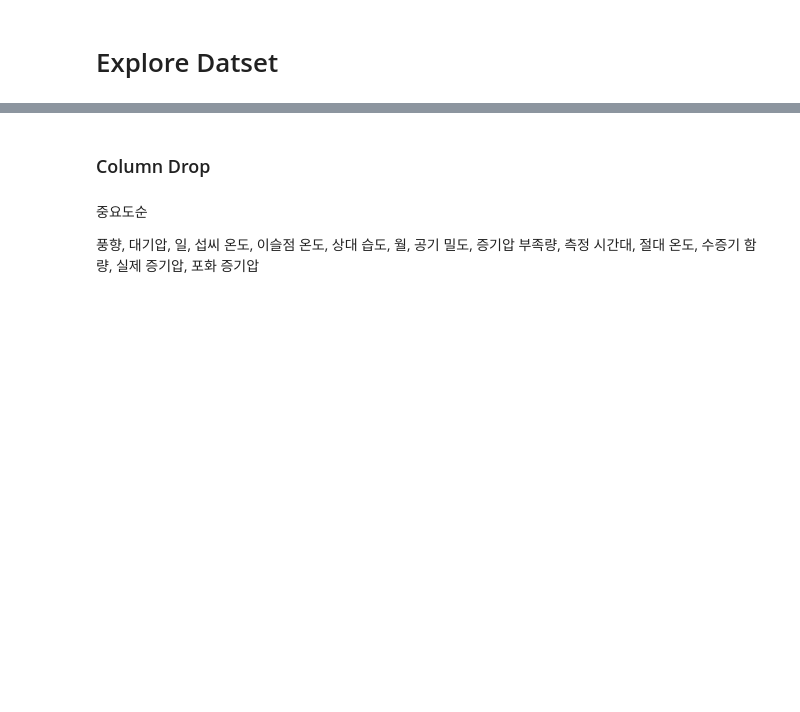
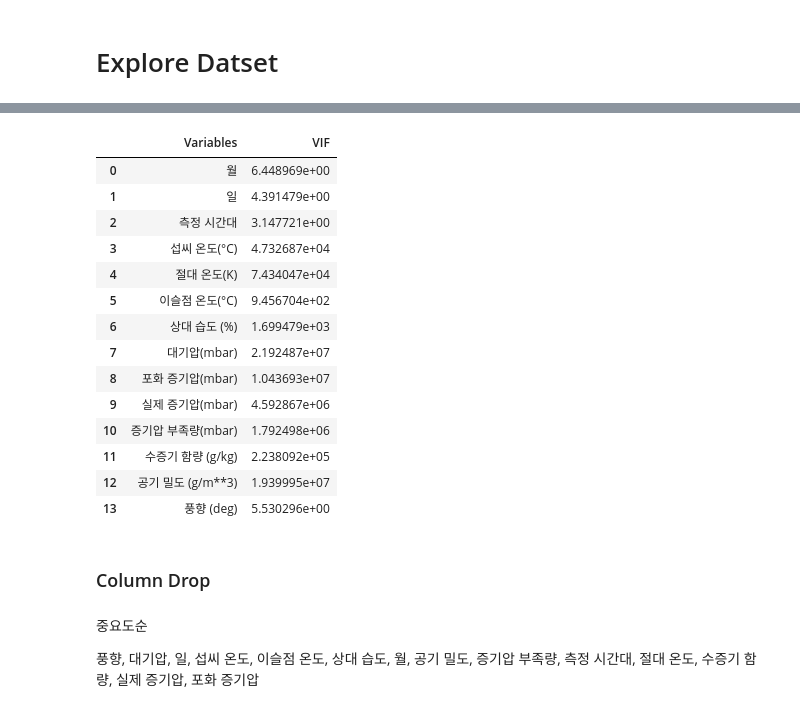
Before and after one commit to YoungjaeKang/dacon_windspeed_analysis, a Jupyter notebook: dacon_windspeed_analysis_v2.ipynb, the cells around one changed output, grey strips where cells are left out. Saved outputs shown, nothing was run; the diff lists cells and outputs as text; code cells hidden in the pictures; blank space fills up the shorter version.

```diff
--- a/dacon_windspeed_analysis_v2.ipynb
+++ b/dacon_windspeed_analysis_v2.ipynb
@@ -196,3 +196,28 @@ train_x
+# %%
+# VIF 계산
+vif = pd.DataFrame()
+vif["Variables"] = train_x.columns
+vif["VIF"] = [variance_inflation_factor(train_x.values, i) for i in range(train_x.shape[1])]
+
+vif
+
+# 일반적으로 VIF 값이 5 이상인 변수는 다중공선성의 문제가 있을 수 있으며, VIF 값이 10 이상이면 심각한 다중공선성이 발생하는 것으로 간주됩니다.
+# %% [output]
+|  | Variables | VIF |
+| 0 | 월 | 6.448969e+00 |
+| 1 | 일 | 4.391479e+00 |
+| 2 | 측정 시간대 | 3.147721e+00 |
+| 3 | 섭씨 온도(°⁣C) | 4.732687e+04 |
+| 4 | 절대 온도(K) | 7.434047e+04 |
+| 5 | 이슬점 온도(°C) | 9.456704e+02 |
+| 6 | 상대 습도 (%) | 1.699479e+03 |
+| 7 | 대기압(mbar) | 2.192487e+07 |
+| 8 | 포화 증기압(mbar) | 1.043693e+07 |
+| 9 | 실제 증기압(mbar) | 4.592867e+06 |
+| 10 | 증기압 부족량(mbar) | 1.792498e+06 |
+| 11 | 수증기 함량 (g/kg) | 2.238092e+05 |
+| 12 | 공기 밀도 (g/m**3) | 1.939995e+07 |
+| 13 | 풍향 (deg) | 5.530296e+00 |
 # %% [markdown]
 ### Column Drop
 # %% [markdown]
```
Also changed, not shown: parts of 24 cells of this notebook, 2 other files.
